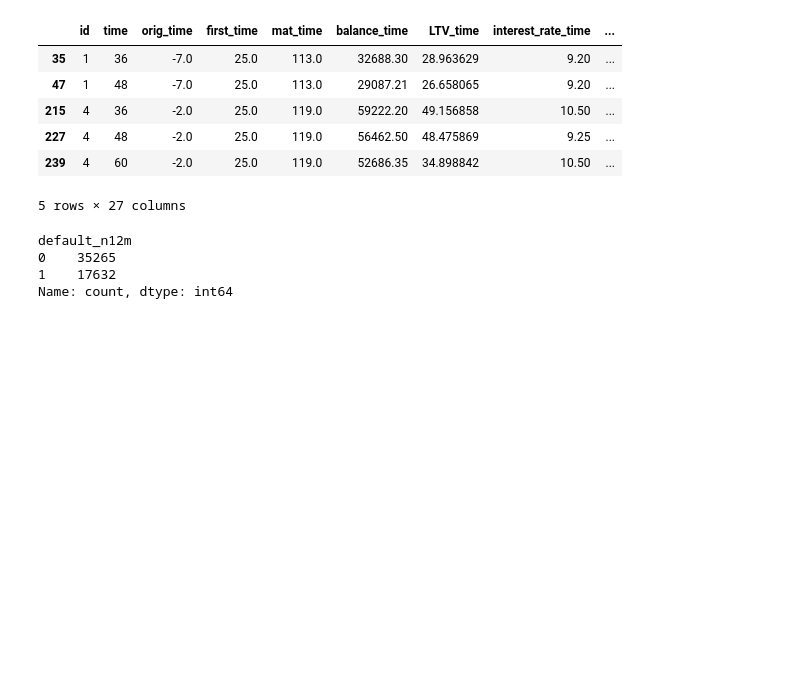
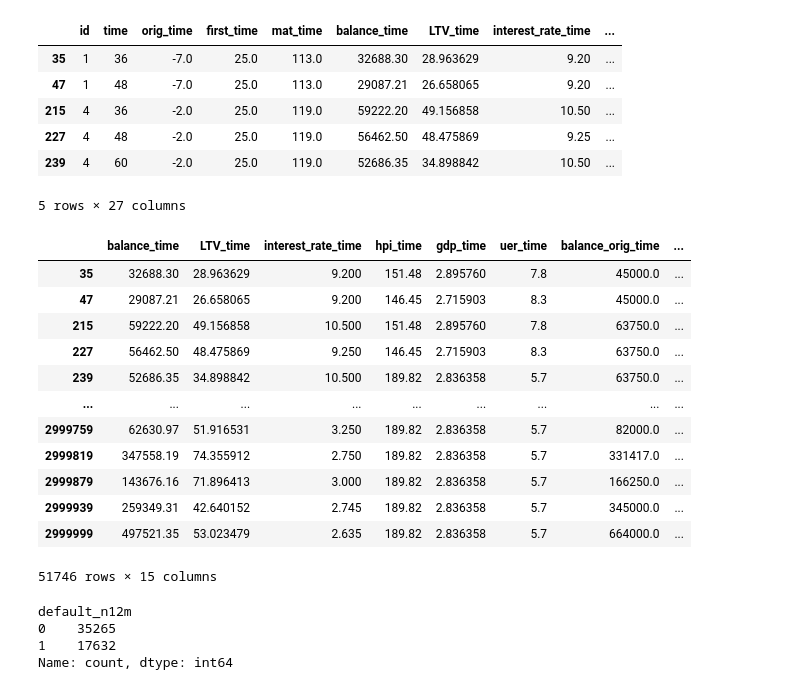
Before and after one commit to sbs23038/Capstone, a Jupyter notebook: SBS23038_Sem3.ipynb, the cells around one changed output. Cells and saved outputs as stored; diff of their text form; code cells hidden in the pictures; blank space fills up the shorter version.

```diff
--- a/SBS23038_Sem3.ipynb
+++ b/SBS23038_Sem3.ipynb
@@ -1835,8 +1833,24 @@ scope_df.head()
 | 239 | 4 | 60 | -2.0 | 25.0 | 119.0 | 52686.35 | 34.898842 | 10.50 | ... |
 5 rows × 27 columns
 # %%
-X = scope_df.iloc[:,5:]
+X = scope_df[features]
 y = scope_df['default_n12m']
+# %%
+X
+# %% [output]
+|  | balance_time | LTV_time | interest_rate_time | hpi_time | gdp_time | uer_time | balance_orig_time | ... |
+| 35 | 32688.30 | 28.963629 | 9.200 | 151.48 | 2.895760 | 7.8 | 45000.0 | ... |
+| 47 | 29087.21 | 26.658065 | 9.200 | 146.45 | 2.715903 | 8.3 | 45000.0 | ... |
+| 215 | 59222.20 | 49.156858 | 10.500 | 151.48 | 2.895760 | 7.8 | 63750.0 | ... |
+| 227 | 56462.50 | 48.475869 | 9.250 | 146.45 | 2.715903 | 8.3 | 63750.0 | ... |
+| 239 | 52686.35 | 34.898842 | 10.500 | 189.82 | 2.836358 | 5.7 | 63750.0 | ... |
+| ... | ... | ... | ... | ... | ... | ... | ... | ... |
+| 2999759 | 62630.97 | 51.916531 | 3.250 | 189.82 | 2.836358 | 5.7 | 82000.0 | ... |
+| 2999819 | 347558.19 | 74.355912 | 2.750 | 189.82 | 2.836358 | 5.7 | 331417.0 | ... |
+| 2999879 | 143676.16 | 71.896413 | 3.000 | 189.82 | 2.836358 | 5.7 | 166250.0 | ... |
+| 2999939 | 259349.31 | 42.640152 | 2.745 | 189.82 | 2.836358 | 5.7 | 345000.0 | ... |
+| 2999999 | 497521.35 | 53.023479 | 2.635 | 189.82 | 2.836358 | 5.7 | 664000.0 | ... |
+51746 rows × 15 columns
 # %%
 X_train, X_test, y_train, y_test_xgb = train_test_split(X, y, test_size=0.3, random_state=67)
 # %%
```
Also changed, not shown: parts of 460 cells of this notebook.
